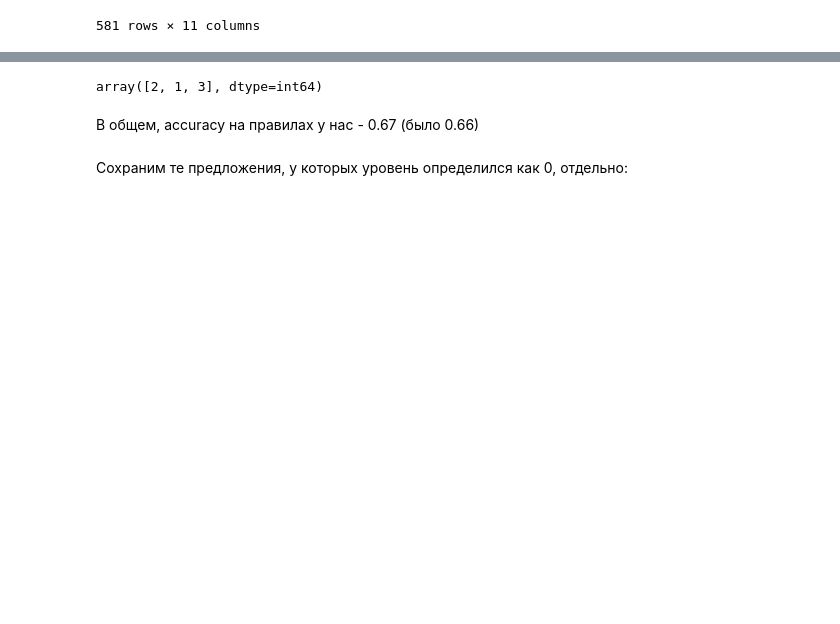
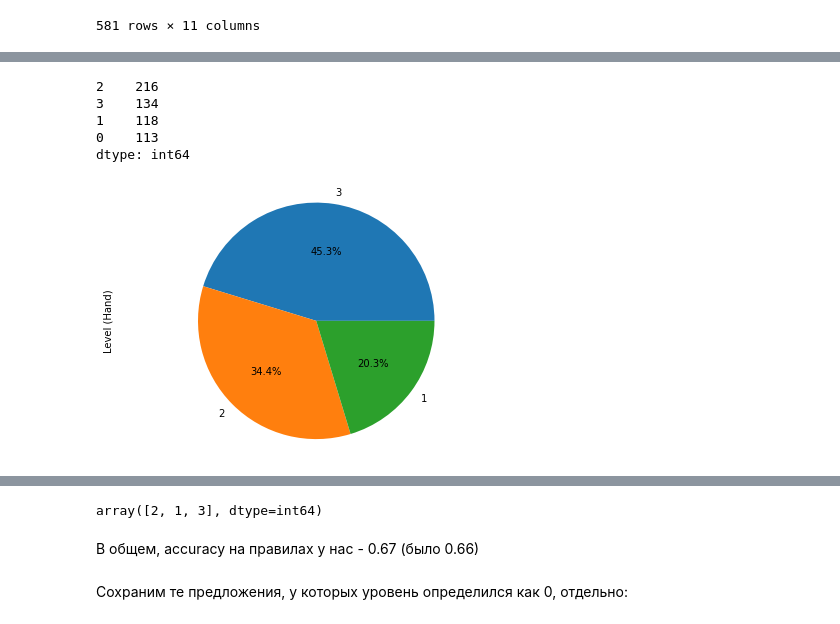
Before and after one commit to nicklogin/langexbank-difficulty-scoring, a Jupyter notebook: level_annotate_latest_updates.ipynb, the cells around one changed output, grey strips where cells are left out. Cells and saved outputs as stored; diff of their text form; code cells hidden in the pictures; blank space fills up the shorter version.

```diff
--- a/level_annotate_latest_updates.ipynb
+++ b/level_annotate_latest_updates.ipynb
@@ -156,0 +158,15 @@ weighted avg       0.88      0.69      0.75       581
+# %%
+pd.Series(df_annot).value_counts()
+# %% [output]
+2    216
+3    134
+1    118
+0    113
+dtype: int64
+# %%
+pd.Series(df["Level (Hand)"]).value_counts().plot.pie(autopct='%1.1f%%')
+plt.axis("equal")
+plt.tight_layout()
+plt.show()
+# %% [output]
+[figure, added]
```
Also changed, not shown: parts of 5 cells of this notebook, 3 other files.
